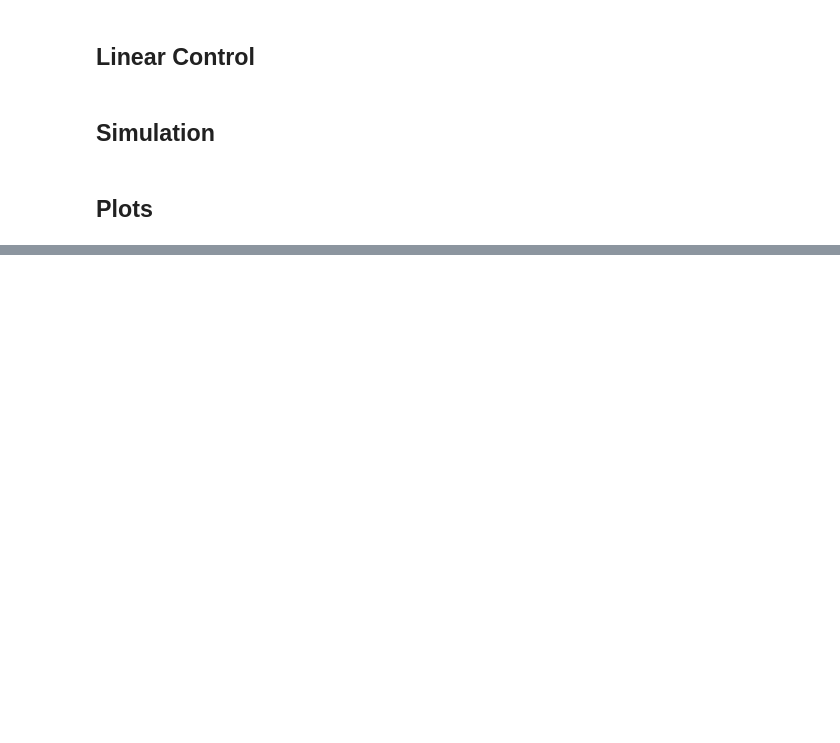
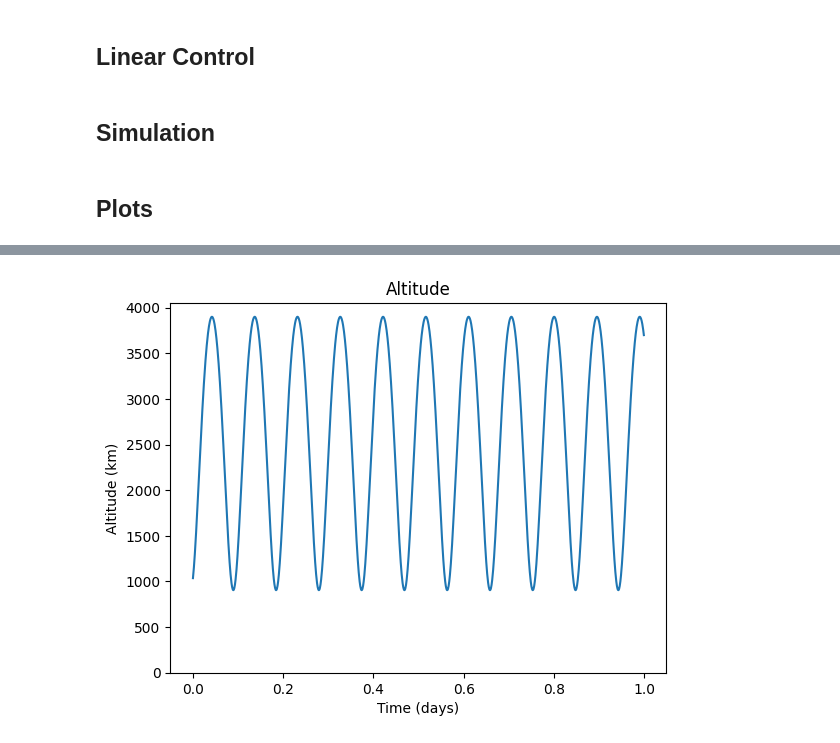
Before and after one commit to mateus-msb/orbital-mechanics, a Jupyter notebook: python/main.ipynb, the cells around one changed output, grey strips where cells are left out. Saved outputs shown, nothing was run; the diff lists cells and outputs as text; code cells hidden in the pictures; blank space fills up the shorter version.

```diff
--- a/python/main.ipynb
+++ b/python/main.ipynb
@@ -123,0 +108,4 @@ max(alt)
+# %%
+plot_altitude(satellites[0],times,R)
+# %% [output]
+[figure, added]
```
Also changed, not shown: parts of 9 cells of this notebook, 1 other file.
